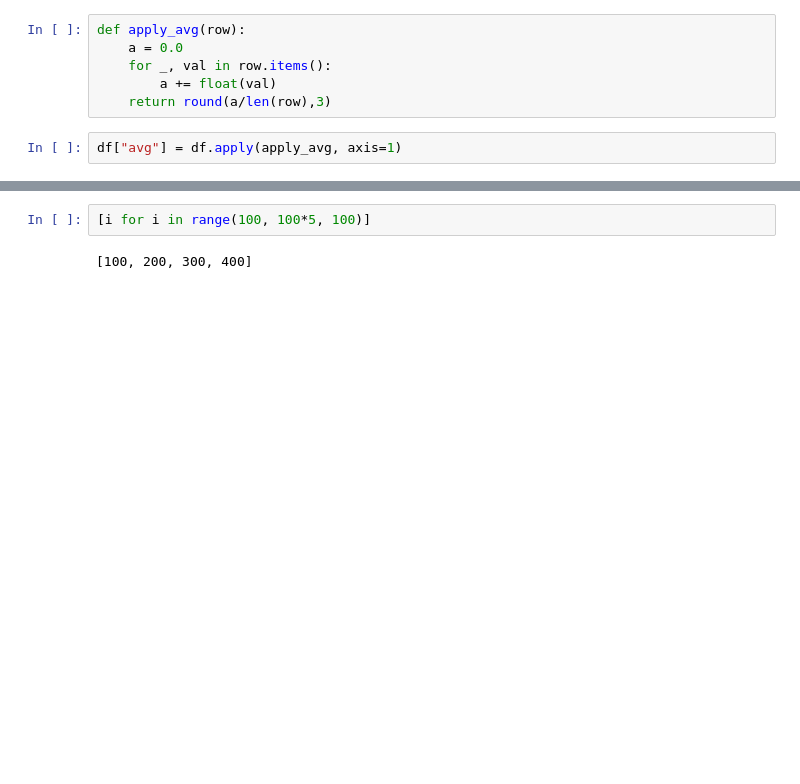
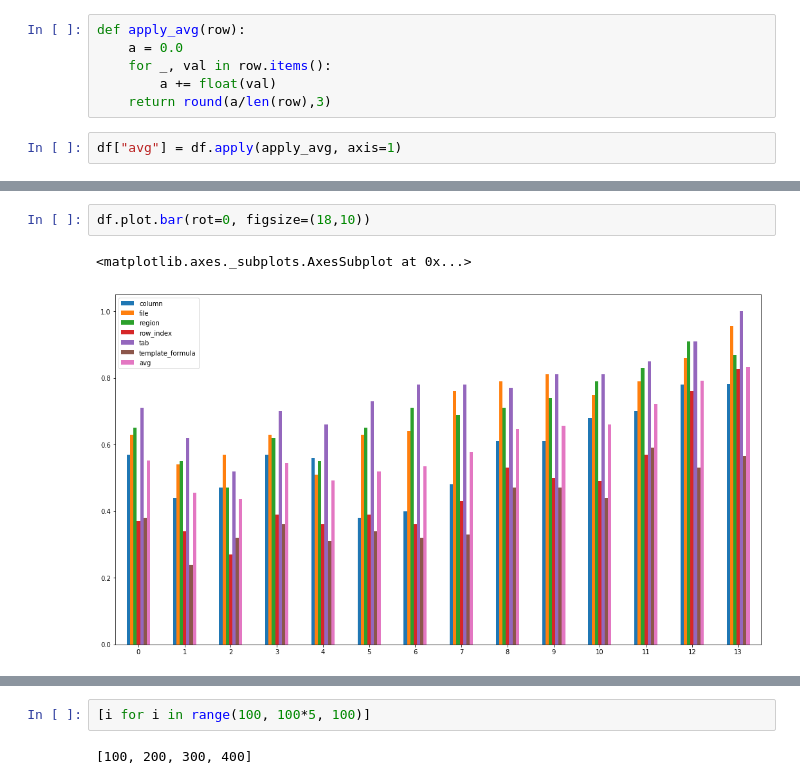
Before and after one commit to geokaragiannis/statchecker, a Jupyter notebook: active_learning_plots.ipynb, the cells around one changed output, grey strips where cells are left out. Saved outputs shown, nothing was run; the diff lists cells and outputs as text; blank space fills up the shorter version.

```diff
--- a/active_learning_plots.ipynb
+++ b/active_learning_plots.ipynb
@@ -52,3 +60,8 @@ df
+# %%
+df.plot.bar(rot=0, figsize=(18,10))
+# %% [output]
+<matplotlib.axes._subplots.AxesSubplot at 0x...>
+[figure, added]
 # %%
 x = [i for i in range(100, 100*(len(df)+1), 100)]
 print(x)
```
Also changed, not shown: parts of 12 cells of this notebook.
